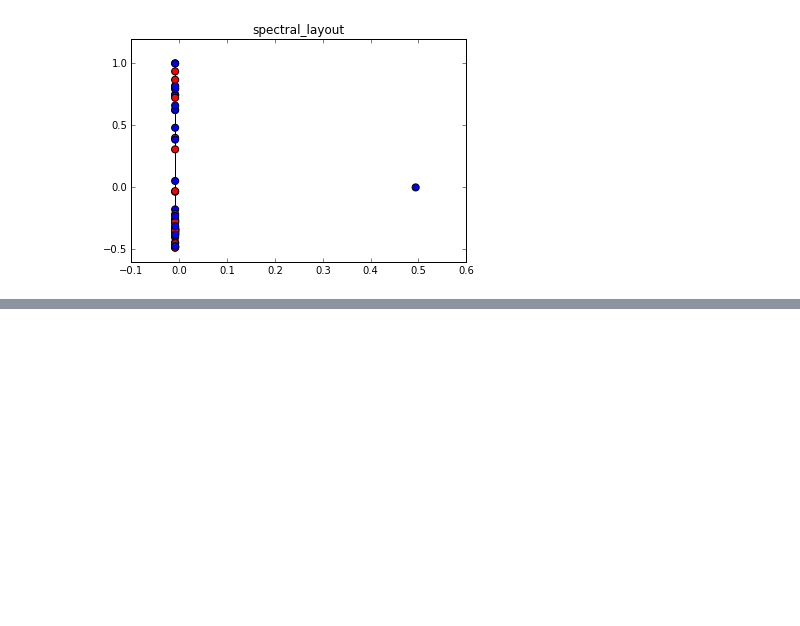
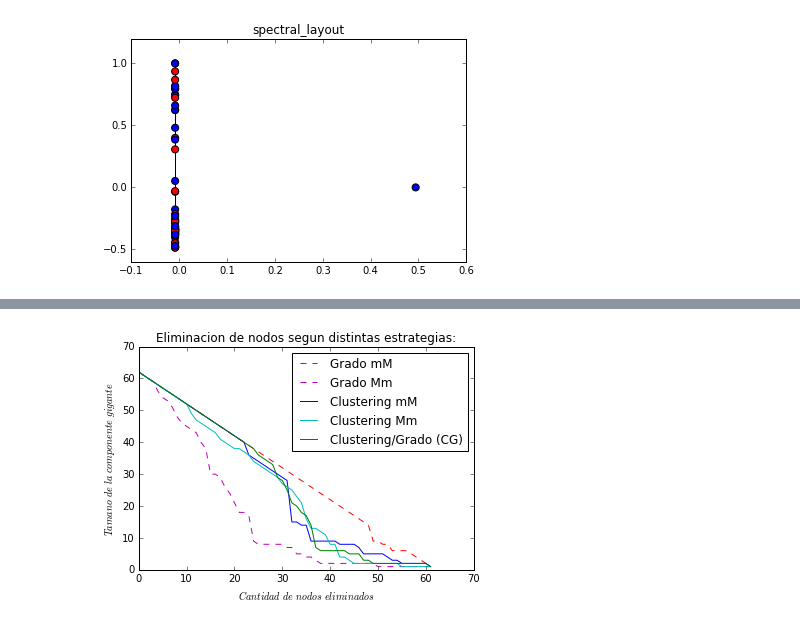
Before and after one commit to Redes2018/tp1, a Jupyter notebook: TC1-2.ipynb, the cells around one changed output, grey strips where cells are left out. Cells and saved outputs as stored; diff of their text form; code cells hidden in the pictures; blank space fills up the shorter version.

Commit message:
Agrego el item c) sobre desarmado de la red por diferentes estrategias

```diff
--- a/TC1-2.ipynb
+++ b/TC1-2.ipynb
@@ -130,0 +131,100 @@ p valor: 0.0009000000000000119
+# %%
+#c) Para desarmar nuestra red utilizamos distintas estrategias:
+    #1-De m a M grado(G)
+    #2-De M a m grado(G)
+    #3-De m a M coef de clustering(C)
+    #4-De M a m coef de clustering(C)
+    #5-Segun un nueva variable que definimos como CG=clustering/grado, y eliminamos de menor a mayor CG
+
+
+dolphins_copy = nx.read_gml(myFolder+'dolphins.gml')
+
+# Diccionarios con los coeficientes de clustering y el grado correspondientes a cada delfin
+coef = nx.clustering(dolphins_copy)
+grado = dict(dolphins_copy.degree())
+
+# Lista de delfines ordenada por coef de clustering de menor a mayor, y por grado
+C_orden_mM=sorted(coef, key=coef.__getitem__)
+G_orden_mM=sorted(grado, key=grado.__getitem__)
+
+# Lista de delfines ordenada por coef de clustering de mayor a menor, y por grado
+C_orden_Mm=sorted(coef, key=coef.__getitem__,reverse=True)
+G_orden_Mm=sorted(grado, key=grado.__getitem__,reverse=True)
+
+
+# Para hacer un grafico de tamaño de componente gigante en funcion de nodos eliminados
+L = len(dolphins_copy) # tamaño del grafo (cantidad de nodos)
+nodos_elim = np.arange(L) # vector que va del 0 al L-1, cantidad de nodos que se va a ir eliminando (eje x)
+comp_size_C_mM = np.ones(L) # vector de 1s que se va a ir llenando con el tamaño de la componente gigante (eje y)
+comp_size_C_mM[0] = L # la primera componente es el tamaño original del grafo
+
+comp_size_G_mM = np.ones(L) # vector de 1s que se va a ir llenando con el tamaño de la componente gigante
+comp_size_G_mM[0] = L # la primera componente es el tamaño del grafo
+
+
+comp_size_C_Mm = np.ones(L) # vector de 1s que se va a ir llenando con el tamaño de la componente gigante (eje y)
+comp_size_C_Mm[0] = L # la primera componente es el tamaño original del grafo
+
+comp_size_G_Mm = np.ones(L) # vector de 1s que se va a ir llenando con el tamaño de la componente gigante
+comp_size_G_Mm[0] = L # la primera componente es el tamaño del grafo
+
+#1-De m a M grado(k)
+for i in range(L-1):
+    dolphins_copy.remove_node(G_orden_mM[i])
+    comp_size_G_mM[i+1] = len(max(nx.connected_component_subgraphs(dolphins_copy),key=len))
+
+#2-De M a m grado(k)
+dolphins_copy = nx.read_gml(myFolder+'dolphins.gml')
+for i in range(L-1):
+    dolphins_copy.remove_node(G_orden_Mm[i])
+    comp_size_G_Mm[i+1] = len(max(nx.connected_component_subgraphs(dolphins_copy),key=len))
+
+#3-De m a M coef de clustering(C)
+dolphins_copy = nx.read_gml(myFolder+'dolphins.gml')
+for i in range(L-1):
+    dolphins_copy.remove_node(C_orden_mM[i])
+    comp_size_C_mM[i+1] = len(max(nx.connected_component_subgraphs(dolphins_copy),key=len))
+
+#4-De M a m coef de clustering(C)
+dolphins_copy = nx.read_gml(myFolder+'dolphins.gml')
+for i in range(L-1):
+    dolphins_copy.remove_node(C_orden_Mm[i])
+    comp_size_C_Mm[i+1] = len(max(nx.connected_component_subgraphs(dolphins_copy),key=len))
+
+# Diccionario
+dolphins_copy = nx.read_gml(myFolder+'dolphins.gml')
+Gender = pd.read_csv(myFolder+'dolphinsGender.txt', sep='\t', header=None)
+delfines= Gender[0] # nombres de delfines (nodos)
+coefCG = {}
+
+for i,delfin in enumerate(delfines):
+    coefCG[delfin] = coef[delfin] / grado[delfin] # Agrega al diccionario delfin con clustering/grado
+
+# Lista ordenada de ese nuevo coeficiente
+clust_grado = sorted(coefCG, key=coefCG.__getitem__)
+
+dolphins_copy = nx.read_gml(myFolder+'dolphins.gml')
+
+comp_size_CG = np.ones(L) # vector de 1s que se va a ir llenando con el tamaño de la componente gigante (eje y)
+comp_size_CG[0] = L # la primera componente es el tamaño original del grafo
+
+#5-Segun un nueva variable que definimos como CG=clustering/grado, y eliminamos de menor a mayor CG
+for i in range(L-1):
+    dolphins_copy.remove_node(clust_grado[i])
+    comp_size_CG[i+1] = len(max(nx.connected_component_subgraphs(dolphins_copy),key=len))
+
+plt.figure(2)
+
+plt.plot(nodos_elim,comp_size_G_mM,'--r',label='Grado mM')
+plt.plot(nodos_elim,comp_size_G_Mm,'--m',label='Grado Mm')
+plt.plot(nodos_elim,comp_size_C_mM,'-b',label='Clustering mM')
+plt.plot(nodos_elim,comp_size_C_Mm,'-c',label='Clustering Mm')
+plt.plot(nodos_elim,comp_size_CG,'-g',label='Clustering/Grado (CG)')
+
+plt.xlabel('$Cantidad$ $de$ $nodos$ $eliminados$')
+plt.ylabel('$Tamano$ $de$ $la$ $componente$ $gigante$')
+plt.title('Eliminacion de nodos segun distintas estrategias:')
+plt.legend()
+plt.show()
+# %% [output]
+[figure, added]
```
Also changed, not shown: parts of 1 cell of this notebook.
